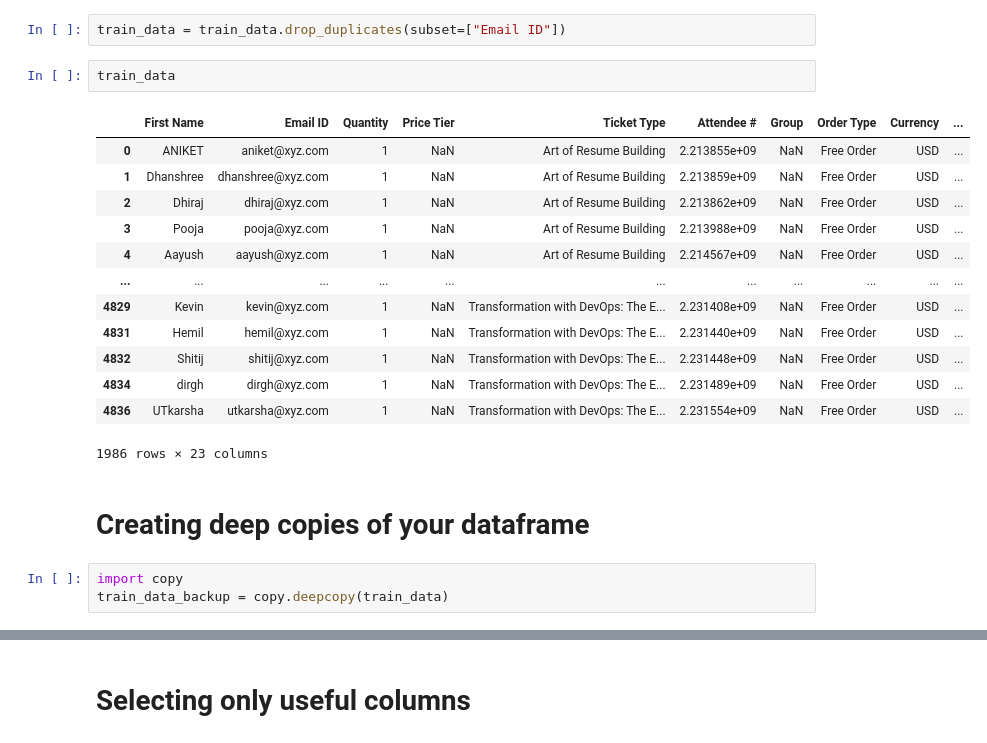
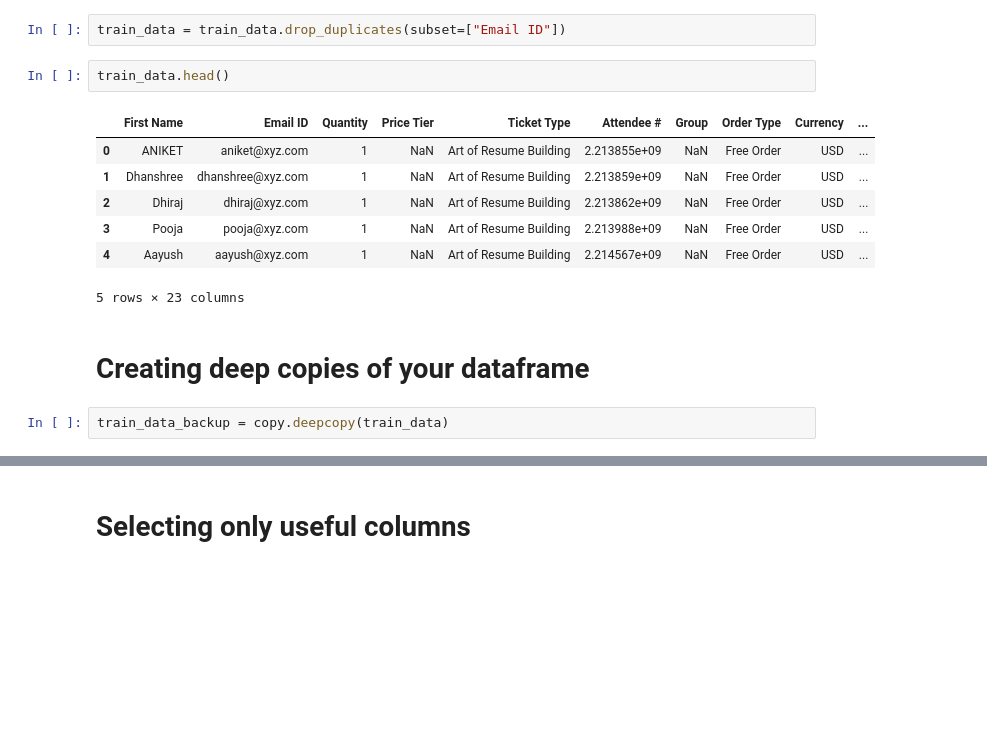
Before and after one commit to rasheed-devt/Prediction-of-Placement-Status, a Jupyter notebook: Prediction of Placement Status.ipynb, the cells around one changed output, grey strips where cells are left out. Cells and saved outputs as stored; diff of their text form; blank space fills up the shorter version.

```diff
--- a/Prediction of Placement Status.ipynb
+++ b/Prediction of Placement Status.ipynb
@@ -29,24 +74,17 @@ train_data
 # %%
 train_data = train_data.drop_duplicates(subset=["Email ID"])
 # %%
-train_data
+train_data.head()
 # %% [output]
 |  | First Name | Email ID | Quantity | Price Tier | Ticket Type | Attendee # | Group | Order Type | Currency | ... |
 | 0 | ANIKET | aniket@xyz.com | 1 | NaN | Art of Resume Building | 2.213855e+09 | NaN | Free Order | USD | ... |
 | 1 | Dhanshree | dhanshree@xyz.com | 1 | NaN | Art of Resume Building | 2.213859e+09 | NaN | Free Order | USD | ... |
 | 2 | Dhiraj | dhiraj@xyz.com | 1 | NaN | Art of Resume Building | 2.213862e+09 | NaN | Free Order | USD | ... |
 | 3 | Pooja | pooja@xyz.com | 1 | NaN | Art of Resume Building | 2.213988e+09 | NaN | Free Order | USD | ... |
 | 4 | Aayush | aayush@xyz.com | 1 | NaN | Art of Resume Building | 2.214567e+09 | NaN | Free Order | USD | ... |
-| ... | ... | ... | ... | ... | ... | ... | ... | ... | ... | ... |
-| 4829 | Kevin | kevin@xyz.com | 1 | NaN | Transformation with DevOps: The E... | 2.231408e+09 | NaN | Free Order | USD | ... |
-| 4831 | Hemil | hemil@xyz.com | 1 | NaN | Transformation with DevOps: The E... | 2.231440e+09 | NaN | Free Order | USD | ... |
-| 4832 | Shitij | shitij@xyz.com | 1 | NaN | Transformation with DevOps: The E... | 2.231448e+09 | NaN | Free Order | USD | ... |
-| 4834 | dirgh | dirgh@xyz.com | 1 | NaN | Transformation with DevOps: The E... | 2.231489e+09 | NaN | Free Order | USD | ... |
-| 4836 | UTkarsha | utkarsha@xyz.com | 1 | NaN | Transformation with DevOps: The E... | 2.231554e+09 | NaN | Free Order | USD | ... |
-1986 rows × 23 columns
+5 rows × 23 columns
 # %% [markdown]
 # Creating deep copies of your dataframe
 # %%
-import copy
 train_data_backup = copy.deepcopy(train_data)
 # %%
```
Also changed, not shown: parts of 55 cells of this notebook, 1 other file.
